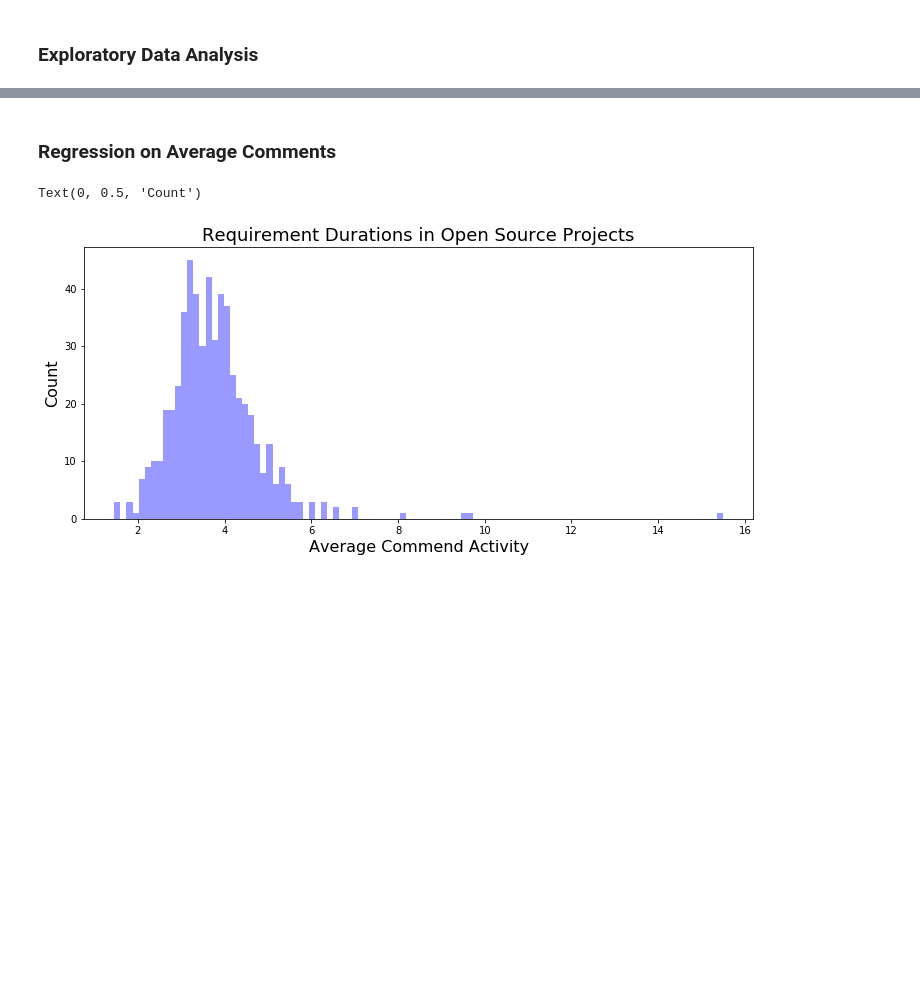
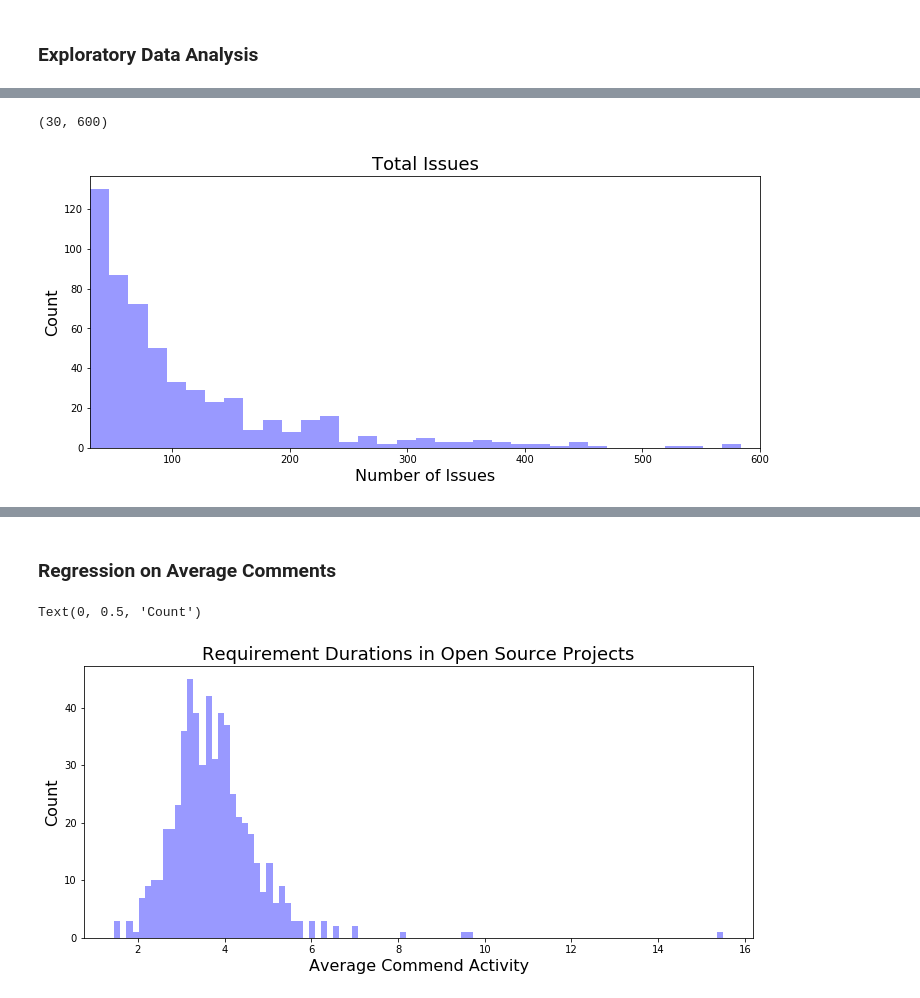
Before and after one commit to MthwRobinson/dissertation-research, a Jupyter notebook: research-notebooks/2-journal-article.ipynb, the cells around one changed output, grey strips where cells are left out. Drawn from its saved outputs; the diff is of its cells as text; code cells hidden in the pictures; blank space fills up the shorter version.

```diff
--- a/research-notebooks/2-journal-article.ipynb
+++ b/research-notebooks/2-journal-article.ipynb
@@ -162,0 +170,10 @@ Text(0, 0.5, 'Crowd Pct')
+# %%
+plt.figure(figsize=(12, 5))
+sns.distplot(all_data['total_issues'], kde=False, color='blue', bins=100)
+plt.title('Total Issues', fontsize=18)
+plt.xlabel('Number of Issues', fontsize=16)
+plt.ylabel('Count', fontsize=16)
+plt.xlim([30, 600])
+# %% [output]
+(30, 600)
+[figure, added]
```
Also changed, not shown: parts of 9 cells of this notebook.
